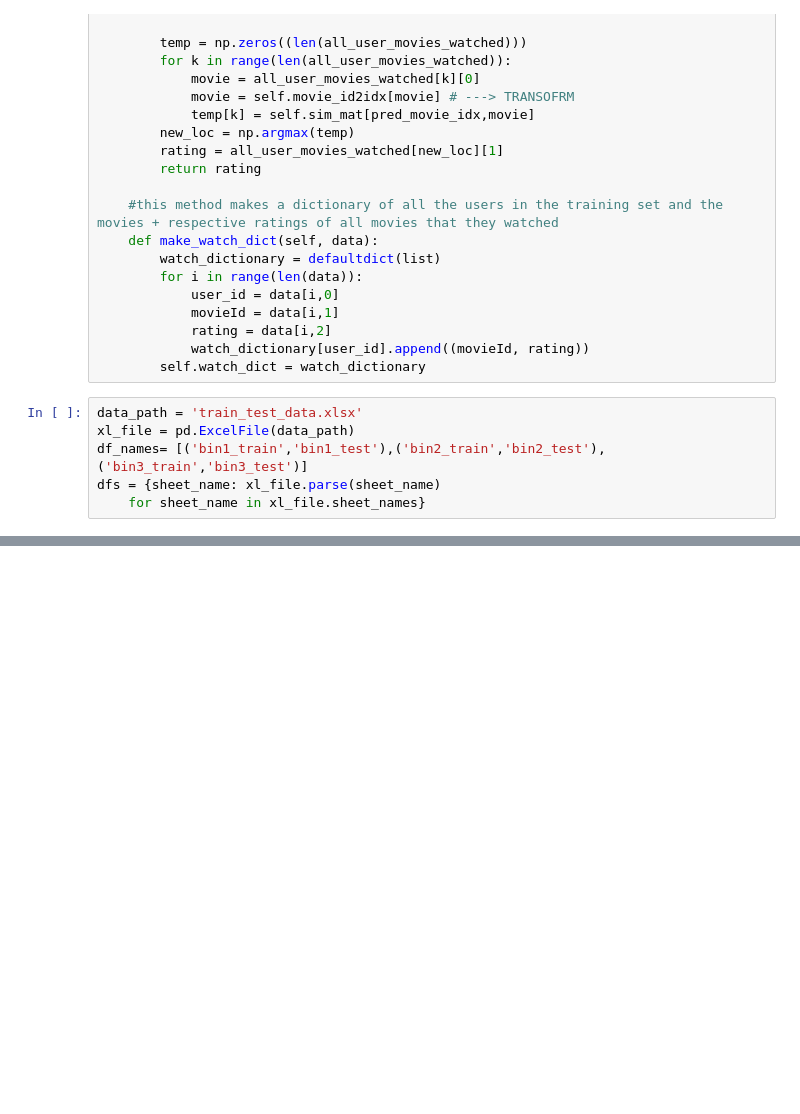
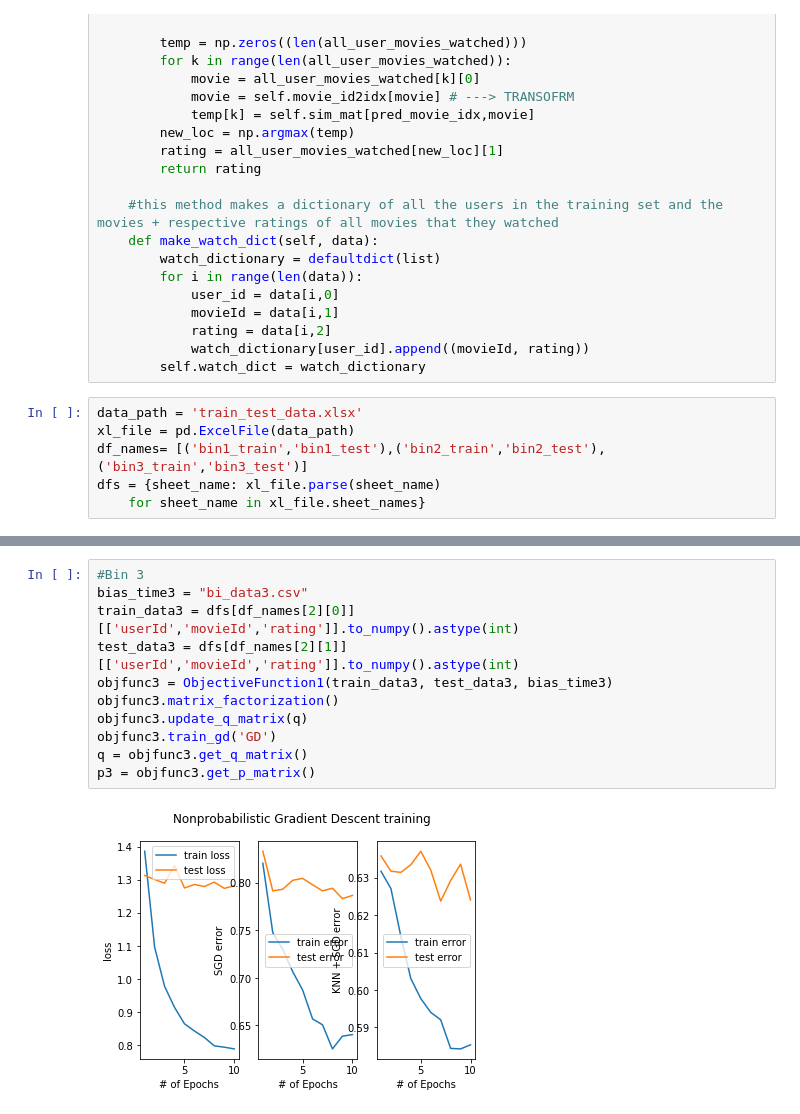
Before and after one commit to TZstatsADS/fall2019-project4-sec1-grp5, a Jupyter notebook: lib/main.ipynb, the cells around one changed output, grey strips where cells are left out. Drawn from its saved outputs; the diff is of its cells as text; blank space fills up the shorter version.

```diff
--- a/lib/main.ipynb
+++ b/lib/main.ipynb
@@ -284,0 +289,13 @@ p2 = objfunc2.get_p_matrix()
+# %%
+#Bin 3
+bias_time3 = "bi_data3.csv"
+train_data3 = dfs[df_names[2][0]][['userId','movieId','rating']].to_numpy().astype(int)
+test_data3 = dfs[df_names[2][1]][['userId','movieId','rating']].to_numpy().astype(int)
+objfunc3 = ObjectiveFunction1(train_data3, test_data3, bias_time3)
+objfunc3.matrix_factorization()
+objfunc3.update_q_matrix(q)
+objfunc3.train_gd('GD')
+q = objfunc3.get_q_matrix()
+p3 = objfunc3.get_p_matrix()
+# %% [output]
+[figure, added]
```
Also changed, not shown: parts of 2 cells of this notebook.
